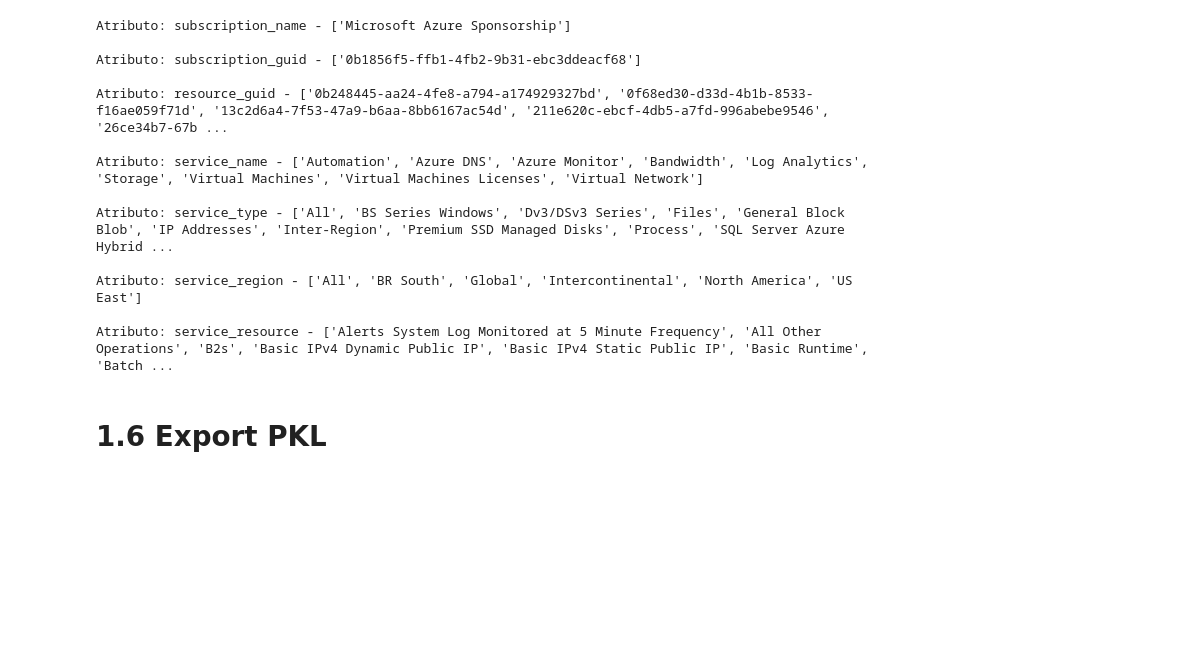
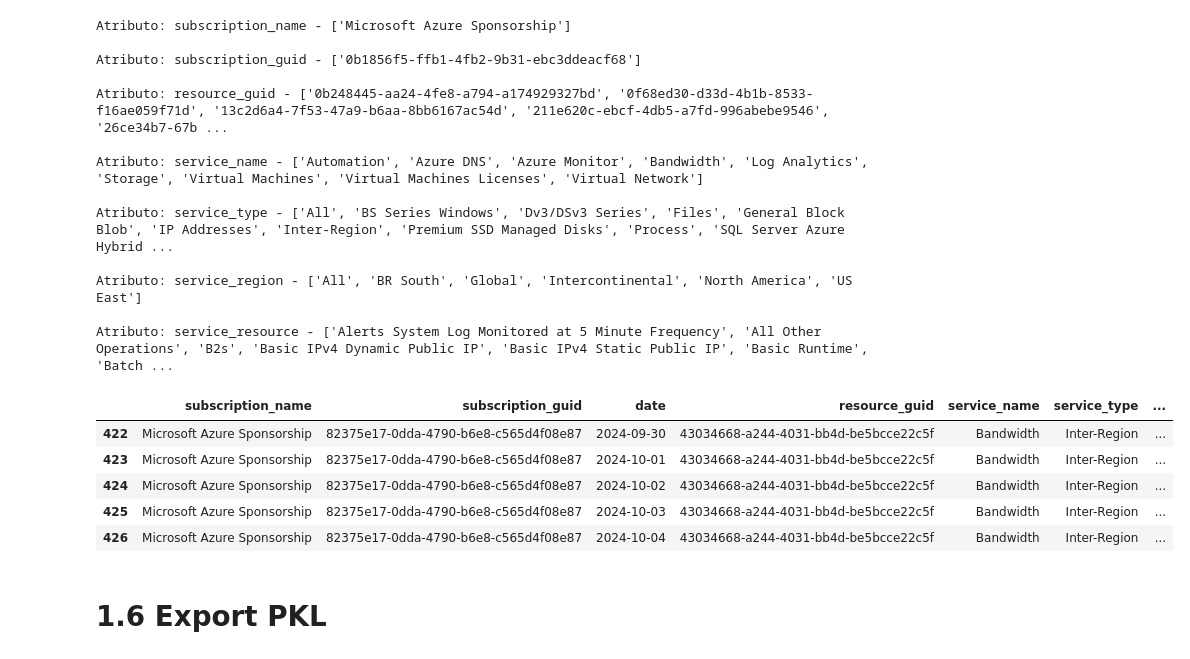
Before and after one commit to Gabrielnbr/modelo_unicin, a Jupyter notebook: notebooks/1_0_descricao_dados.ipynb, the cells around one changed output. Saved outputs shown, nothing was run; the diff lists cells and outputs as text; code cells hidden in the pictures; blank space fills up the shorter version.

```diff
--- a/notebooks/1_0_descricao_dados.ipynb
+++ b/notebooks/1_0_descricao_dados.ipynb
@@ -225,6 +257,16 @@ Atributo: service_type - ['All', 'BS Series Windows', 'Dv3/DSv3 Series', 'Files'
 Atributo: service_region - ['All', 'BR South', 'Global', 'Intercontinental', 'North America', 'US East']
 
 Atributo: service_resource - ['Alerts System Log Monitored at 5 Minute Frequency', 'All Other Operations', 'B2s', 'Basic IPv4 Dynamic Public IP', 'Basic IPv4 Static Public IP', 'Basic Runtime', 'Batch ...
+# %%
+aux = df.loc[df['service_name'] == 'Bandwidth']
+aux.tail(5)
+# %% [output]
+|  | subscription_name | subscription_guid | date | resource_guid | service_name | service_type | ... |
+| 422 | Microsoft Azure Sponsorship | 82375e17-0dda-4790-b6e8-c565d4f08e87 | 2024-09-30 | 43034668-a244-4031-bb4d-be5bcce22c5f | Bandwidth | Inter-Region | ... |
+| 423 | Microsoft Azure Sponsorship | 82375e17-0dda-4790-b6e8-c565d4f08e87 | 2024-10-01 | 43034668-a244-4031-bb4d-be5bcce22c5f | Bandwidth | Inter-Region | ... |
+| 424 | Microsoft Azure Sponsorship | 82375e17-0dda-4790-b6e8-c565d4f08e87 | 2024-10-02 | 43034668-a244-4031-bb4d-be5bcce22c5f | Bandwidth | Inter-Region | ... |
+| 425 | Microsoft Azure Sponsorship | 82375e17-0dda-4790-b6e8-c565d4f08e87 | 2024-10-03 | 43034668-a244-4031-bb4d-be5bcce22c5f | Bandwidth | Inter-Region | ... |
+| 426 | Microsoft Azure Sponsorship | 82375e17-0dda-4790-b6e8-c565d4f08e87 | 2024-10-04 | 43034668-a244-4031-bb4d-be5bcce22c5f | Bandwidth | Inter-Region | ... |
 # %% [markdown]
 # 1.6 Export PKL
 # %%
```
Also changed, not shown: parts of 5 cells of this notebook, 24 other files.
